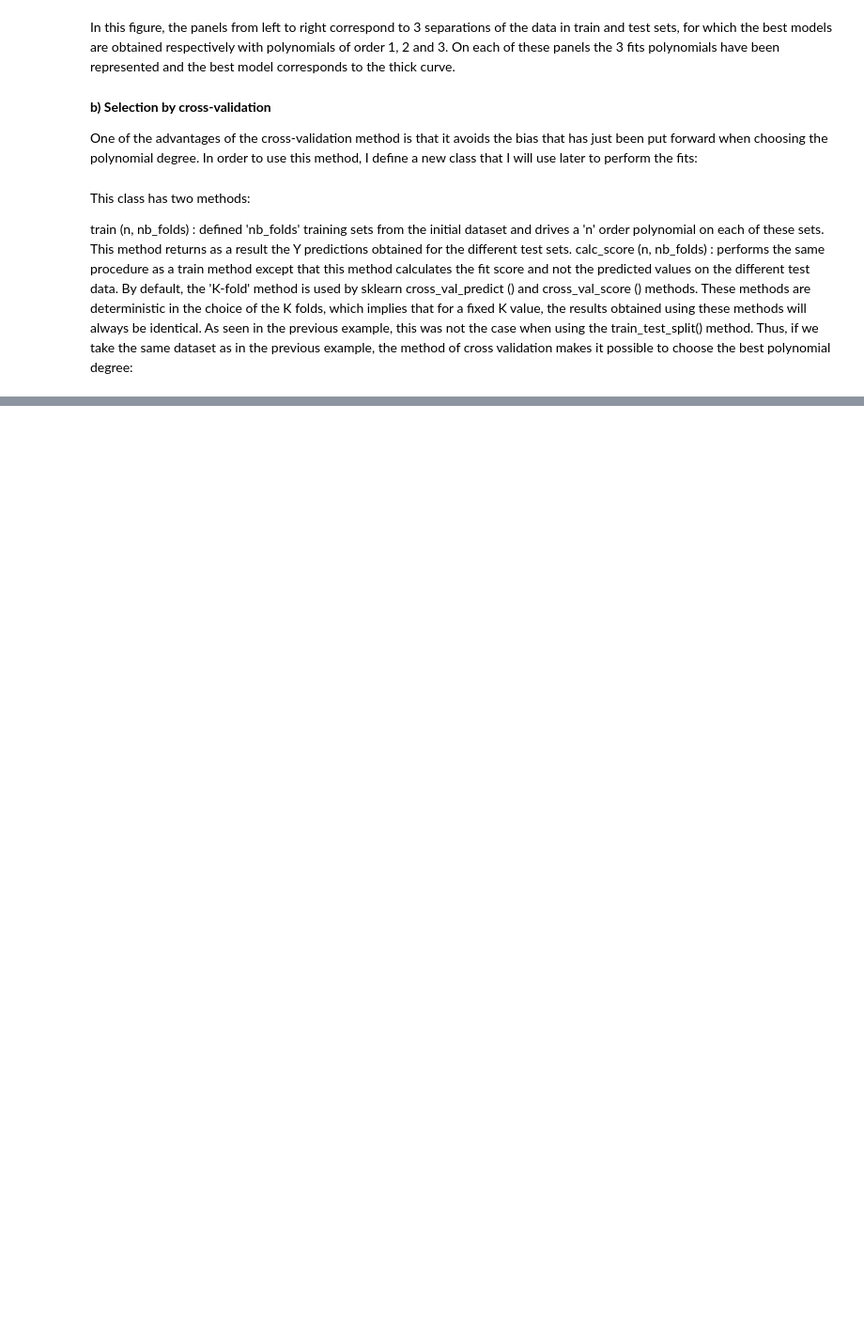
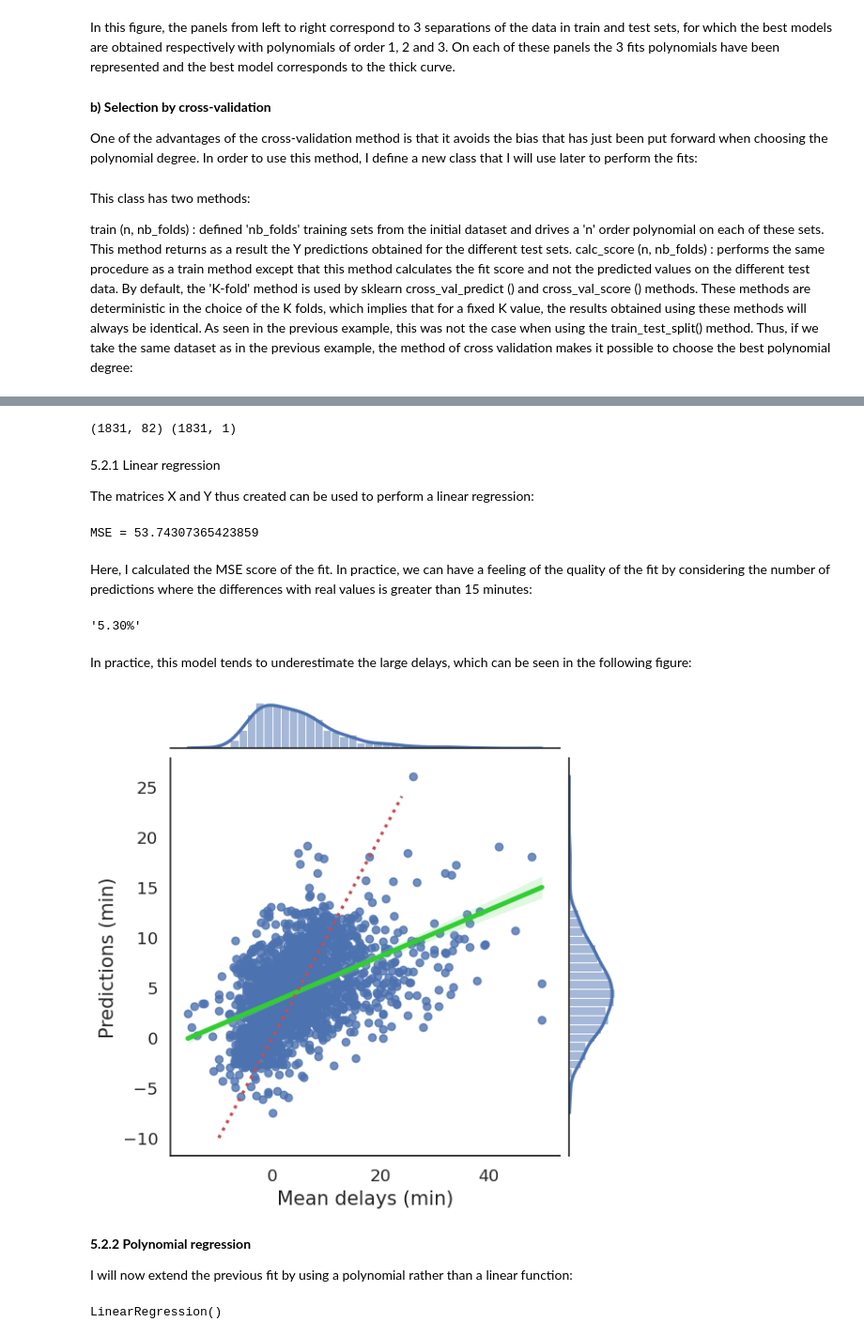
Before and after one commit to arvind-maurya/IIML_Group_Project, a Jupyter notebook: Predicting_flight_delays.ipynb, the cells around one changed output, grey strips where cells are left out. Shown at 94% size. Cells and saved outputs as stored; diff of their text form; code cells hidden in the pictures; blank space fills up the shorter version.

```diff
--- a/Predicting_flight_delays.ipynb
+++ b/Predicting_flight_delays.ipynb
@@ -1543,0 +1625,4 @@ ValueError: ignored
+# %%
+carrier = 'AA'
+merged_df = get_merged_delays(flights_df, carrier)
+merged_df.shape
@@ -1543,0 +1633,9 @@ ValueError: ignored
+# %%
+label_encoder = LabelEncoder()
+integer_encoded = label_encoder.fit_transform(merged_df['AIRPORT_ID'])
+#__________________________________________________________
+# correspondance between the codes and tags of the airports
+zipped = zip(integer_encoded, merged_df['AIRPORT_ID'])
+label_airports = list(set(list(zipped)))
+label_airports.sort(key = lambda x:x[0])
+label_airports[:5]
@@ -1543,0 +1648,57 @@ ValueError: ignored
+# %%
+onehot_encoder = OneHotEncoder(sparse=False)
+integer_encoded = integer_encoded.reshape(len(integer_encoded), 1)
+onehot_encoded = onehot_encoder.fit_transform(integer_encoded)
+b = np.array(merged_df['heure_depart_min'])
+b = b.reshape(len(b),1)
+X = np.hstack((onehot_encoded, b))
+Y = np.array(merged_df['mean'])
+Y = Y.reshape(len(Y), 1)
+print(X.shape, Y.shape)
+# %% [output]
+(1831, 82) (1831, 1)
+# %% [markdown]
+5.2.1 Linear regression
+
+The matrices X and Y thus created can be used to perform a linear regression:
+# %%
+lm = linear_model.LinearRegression()
+model = lm.fit(X,Y)
+predictions = lm.predict(X)
+print("MSE =", metrics.mean_squared_error(predictions, Y))
+# %% [output]
+MSE = 53.74307365423859
+# %% [markdown]
+Here, I calculated the MSE score of the fit. In practice, we can have a feeling of the quality of the fit by considering the number of predictions where the differences with real values is greater than 15 minutes:
+# %%
+icount = 0
+for i, val in enumerate(Y):
+    if abs(val-predictions[i]) > 15: icount += 1
+'{:.2f}%'.format(icount / len(predictions) * 100)
+# %% [output]
+'5.30%'
+# %% [markdown]
+In practice, this model tends to underestimate the large delays, which can be seen in the following figure:
+# %%
+tips = pd.DataFrame()
+tips["prediction"] = pd.Series([float(s) for s in predictions])
+tips["original_data"] = pd.Series([float(s) for s in Y])
+sns.jointplot(x="original_data", y="prediction", data=tips, height = 6, ratio = 7,
+              joint_kws={'line_kws':{'color':'limegreen'}}, kind='reg')
+plt.xlabel('Mean delays (min)', fontsize = 15)
+plt.ylabel('Predictions (min)', fontsize = 15)
+plt.plot(list(range(-10,25)), list(range(-10,25)), linestyle = ':', color = 'r')
+plt.show()
+# %% [output]
+[figure, added]
+# %% [markdown]
+**5.2.2 Polynomial regression**
+
+I will now extend the previous fit by using a polynomial rather than a linear function:
+# %%
+poly = PolynomialFeatures(degree = 2)
+regr = linear_model.LinearRegression()
+X_ = poly.fit_transform(X)
+regr.fit(X_, Y)
+# %% [output]
+LinearRegression()
```
Also changed, not shown: parts of 78 cells of this notebook.
